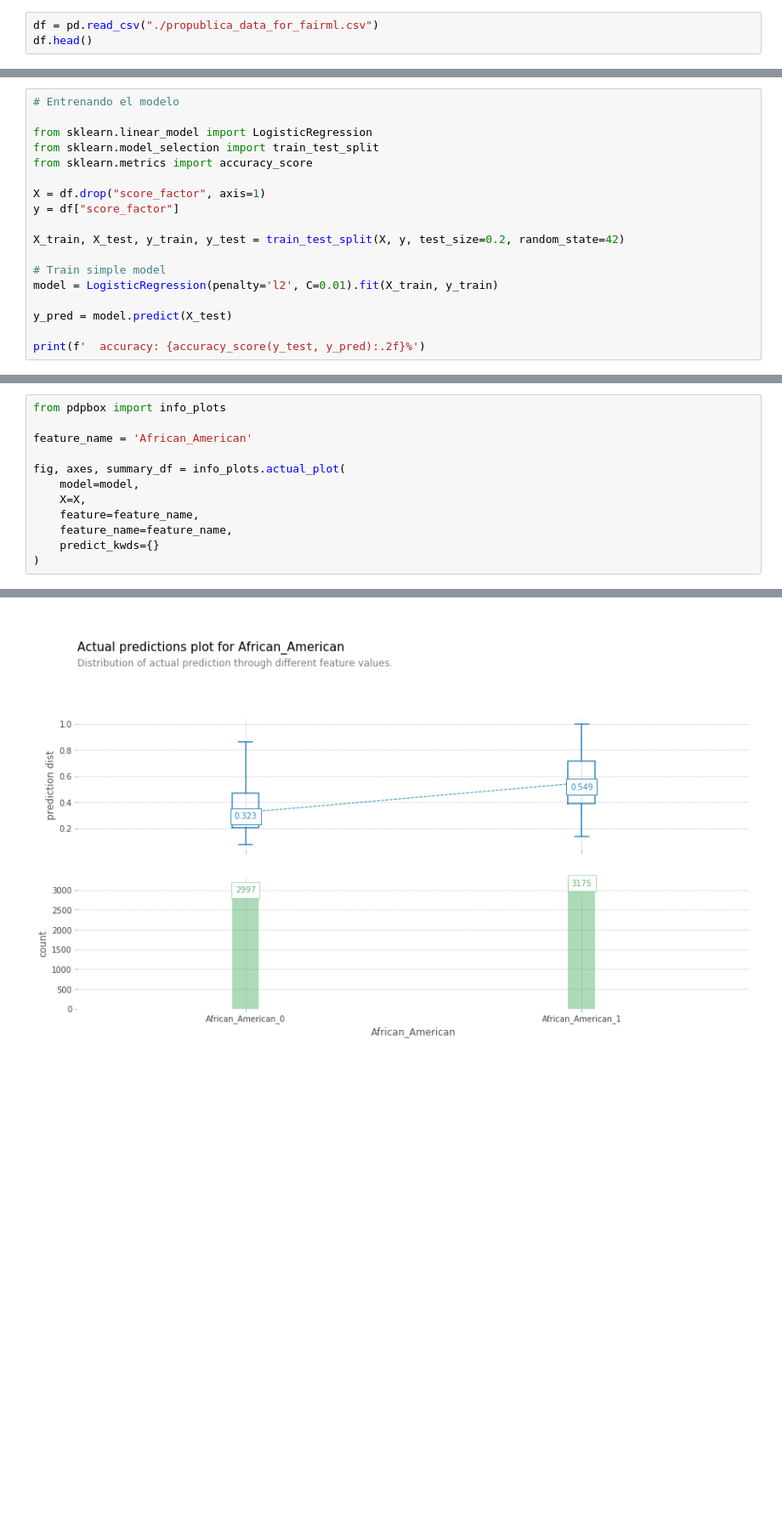
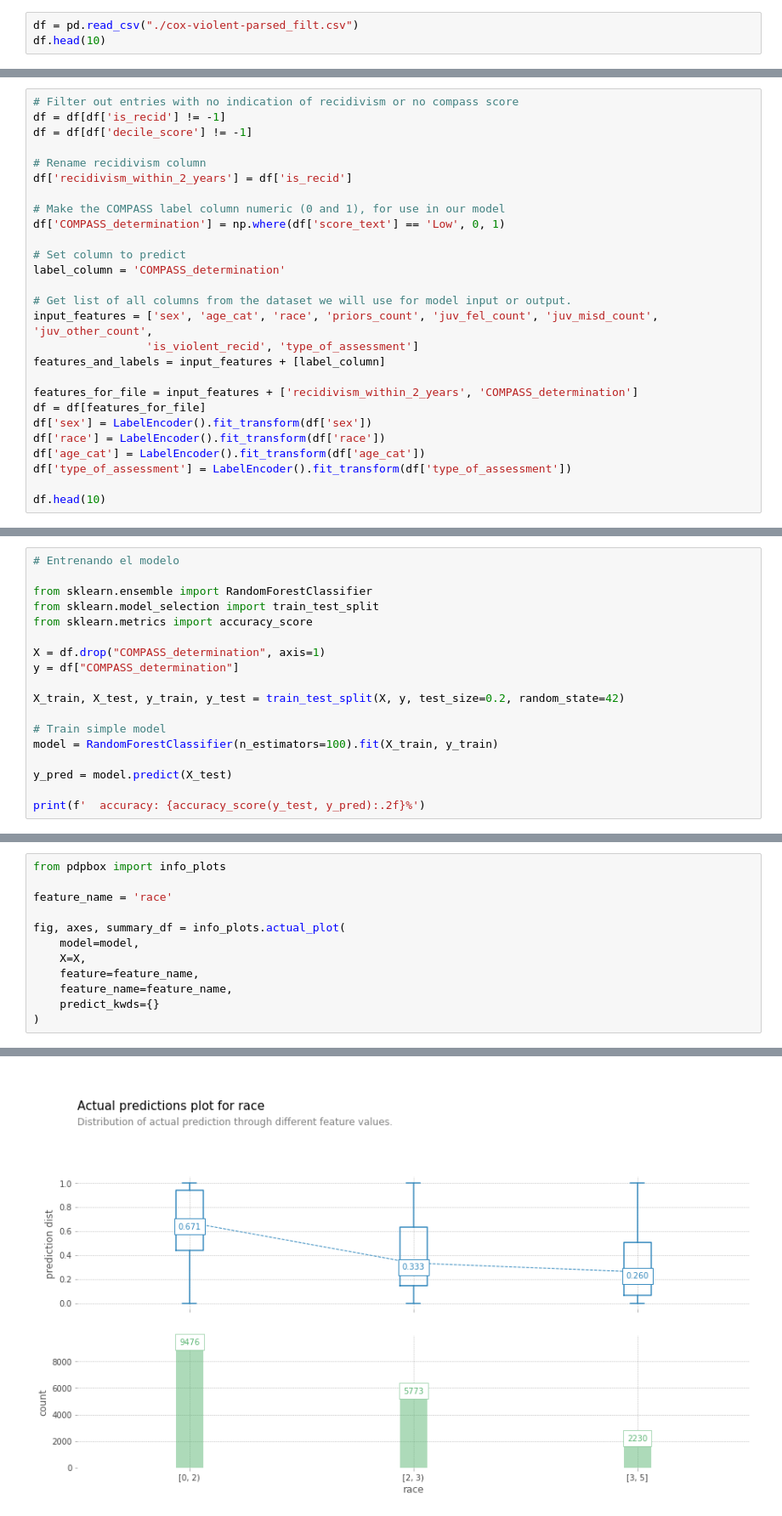
Before and after one commit to aliciapj/ml_bias, a Jupyter notebook: compass-propublica/compas_vs_prodata.ipynb, the cells around one changed output, grey strips where cells are left out. Shown at 85% size. Drawn from its saved outputs; the diff is of its cells as text; blank space fills up the shorter version.

Commit message:
New compas notebook

```diff
--- a/compass-propublica/compas-prodata.ipynb
+++ b/compass-propublica/compas_vs_prodata.ipynb
@@ -39,4 +42,4 @@ plt.rcParams['figure.figsize'] = [25, 10]
 # %%
-df = pd.read_csv("./propublica_data_for_fairml.csv")
-df.head()
+df = pd.read_csv("./cox-violent-parsed_filt.csv")
+df.head(10)
 # %% [output]
@@ -48,0 +57,27 @@ df.head()
+# %%
+# Filter out entries with no indication of recidivism or no compass score
+df = df[df['is_recid'] != -1]
+df = df[df['decile_score'] != -1]
+
+# Rename recidivism column
+df['recidivism_within_2_years'] = df['is_recid']
+
+# Make the COMPASS label column numeric (0 and 1), for use in our model
+df['COMPASS_determination'] = np.where(df['score_text'] == 'Low', 0, 1)
+
+# Set column to predict
+label_column = 'COMPASS_determination'
+
+# Get list of all columns from the dataset we will use for model input or output.
+input_features = ['sex', 'age_cat', 'race', 'priors_count', 'juv_fel_count', 'juv_misd_count', 'juv_other_count',
+                 'is_violent_recid', 'type_of_assessment']
+features_and_labels = input_features + [label_column]
+
+features_for_file = input_features + ['recidivism_within_2_years', 'COMPASS_determination']
+df = df[features_for_file]
+df['sex'] = LabelEncoder().fit_transform(df['sex'])
+df['race'] = LabelEncoder().fit_transform(df['race'])
+df['age_cat'] = LabelEncoder().fit_transform(df['age_cat'])
+df['type_of_assessment'] = LabelEncoder().fit_transform(df['type_of_assessment'])
+
+df.head(10)
@@ -49,17 +96,17 @@ df.head()
 # %%
 # Entrenando el modelo
 
-from sklearn.linear_model import LogisticRegression
+from sklearn.ensemble import RandomForestClassifier
 from sklearn.model_selection import train_test_split
 from sklearn.metrics import accuracy_score
 
-X = df.drop("score_factor", axis=1)
-y = df["score_factor"]
+X = df.drop("COMPASS_determination", axis=1)
+y = df["COMPASS_determination"]
 
 X_train, X_test, y_train, y_test = train_test_split(X, y, test_size=0.2, random_state=42)
 
 # Train simple model
-model = LogisticRegression(penalty='l2', C=0.01).fit(X_train, y_train)
+model = RandomForestClassifier(n_estimators=100).fit(X_train, y_train)
 
 y_pred = model.predict(X_test)
 
@@ -113,20 +155,20 @@ Available features: ['Two_yr_Recidivism', 'Number_of_Priors', 'score_factor', 'A
 # %%
 from pdpbox import info_plots
 
-feature_name = 'African_American'
+feature_name = 'race'
 
 fig, axes, summary_df = info_plots.actual_plot(
     model=model,
     X=X,
     feature=feature_name,
     feature_name=feature_name,
     predict_kwds={}
 )
 # %% [output]
 A value is trying to be set on a copy of a slice from a DataFrame.
 Try using .loc[row_indexer,col_indexer] = value instead
 
 See the caveats in the documentation: http://pandas.pydata.org/pandas-docs/stable/user_guide/indexing.html#returning-a-view-versus-a-copy
   info_df['actual_prediction'] = prediction[:, 1]
-[figure, old version]
+[figure, new version]
 # %% [markdown]
```
Also changed, not shown: parts of 23 cells of this notebook.
